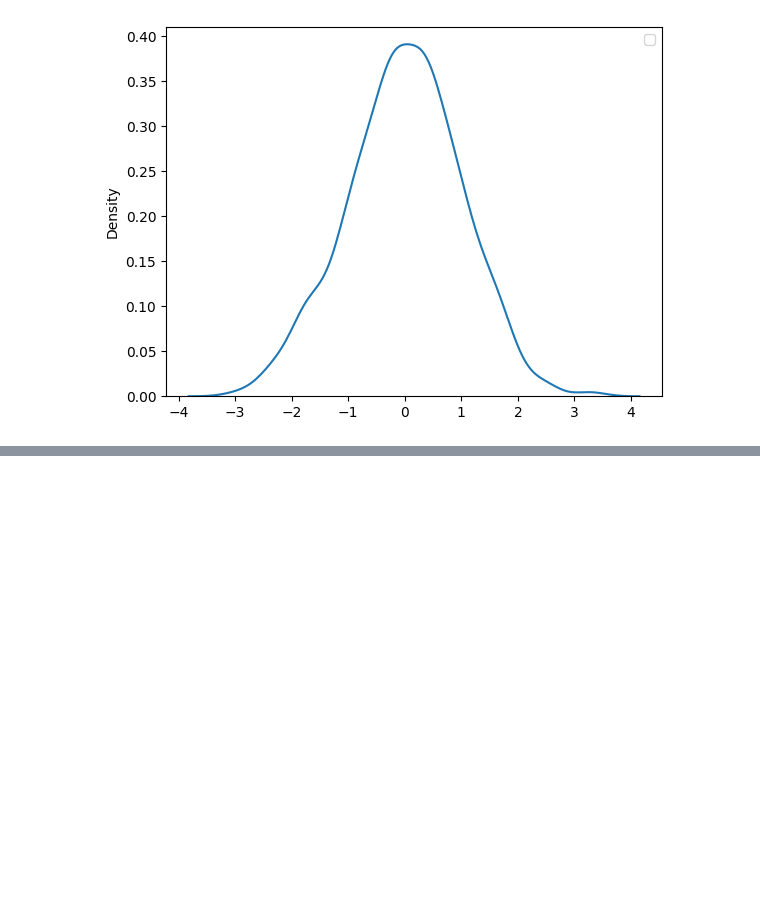
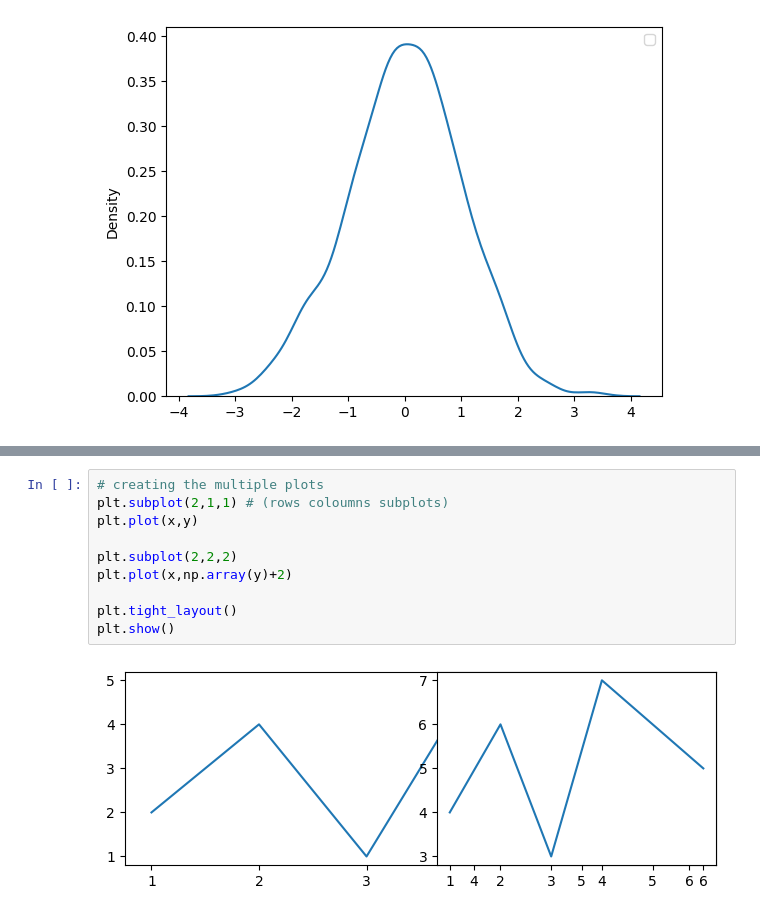
Before and after one commit to MuthuswamyNadar/Python-DSA, a Jupyter notebook: Practise Python/Module 7 (data-toolKit)/Matplotlib.ipynb, the cells around one changed output, grey strips where cells are left out. Saved outputs shown, nothing was run; the diff lists cells and outputs as text; blank space fills up the shorter version.

```diff
--- a/Practise Python/Module 7 (data-toolKit)/Matplotlib.ipynb
+++ b/Practise Python/Module 7 (data-toolKit)/Matplotlib.ipynb
@@ -246,0 +276,12 @@ plt.show()
+# %%
+# creating the multiple plots
+plt.subplot(2,1,1) # (rows coloumns subplots)
+plt.plot(x,y)
+
+plt.subplot(2,2,2)
+plt.plot(x,np.array(y)+2)
+
+plt.tight_layout()
+plt.show()
+# %% [output]
+[figure, added]
```
Also changed, not shown: parts of 5 cells of this notebook, 1 other file.
